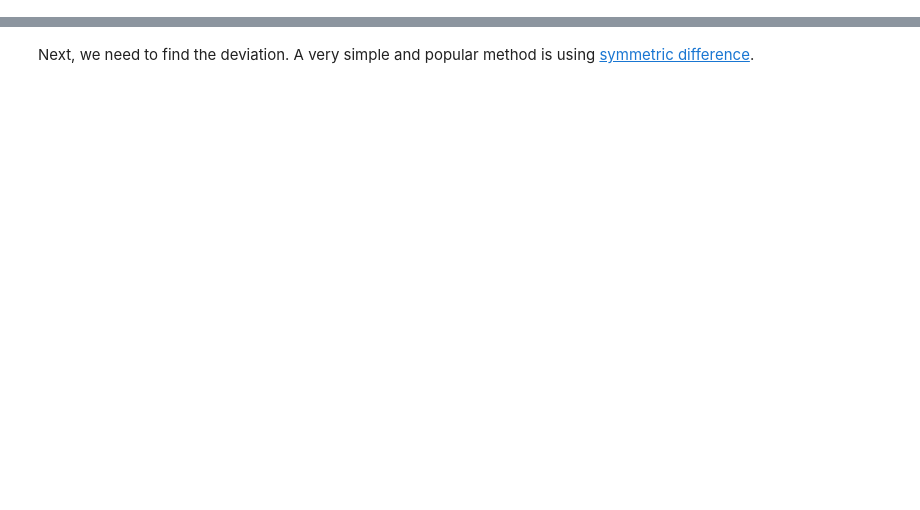
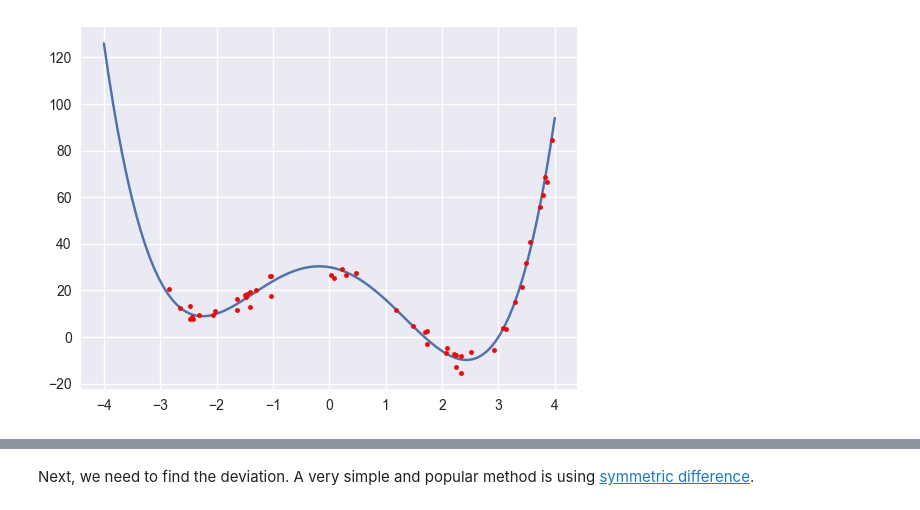
Before and after one commit to burkovae/notebook-collection, a Jupyter notebook: Gradients.ipynb, the cells around one changed output, grey strips where cells are left out. Saved outputs shown, nothing was run; the diff lists cells and outputs as text; code cells hidden in the pictures; blank space fills up the shorter version.

```diff
--- a/Gradients.ipynb
+++ b/Gradients.ipynb
@@ -9,0 +62,25 @@ cs231n.github.io/neural-networks-3/
+# %%
+import numpy as np
+import matplotlib.pyplot as plt
+
+@np.vectorize
+def any_function(x):
+    return (x-2)**2 + (x**2 - 6)**2 - 10
+
+x = np.linspace(-4, 4, 100)
+y = any_function(x)
+
+datax = np.concatenate((np.random.uniform(-3, -1, 20),
+                        np.random.uniform(0, 4, 30)))
+# add some noise to the resulting y
+datay = any_function(datax) + 3 * np.random.randn(50)
+
+
+#datax = np.random.uniform(-4 2.5 * np.random.randn(100) + 3
+
+curveFigure = plt.figure()
+plt.plot(x,y, figure = curveFigure)
+plt.plot(datax, datay, '.r')
+plt.show()
+# %% [output]
+[figure, added]
```
Also changed, not shown: parts of 22 cells of this notebook.
